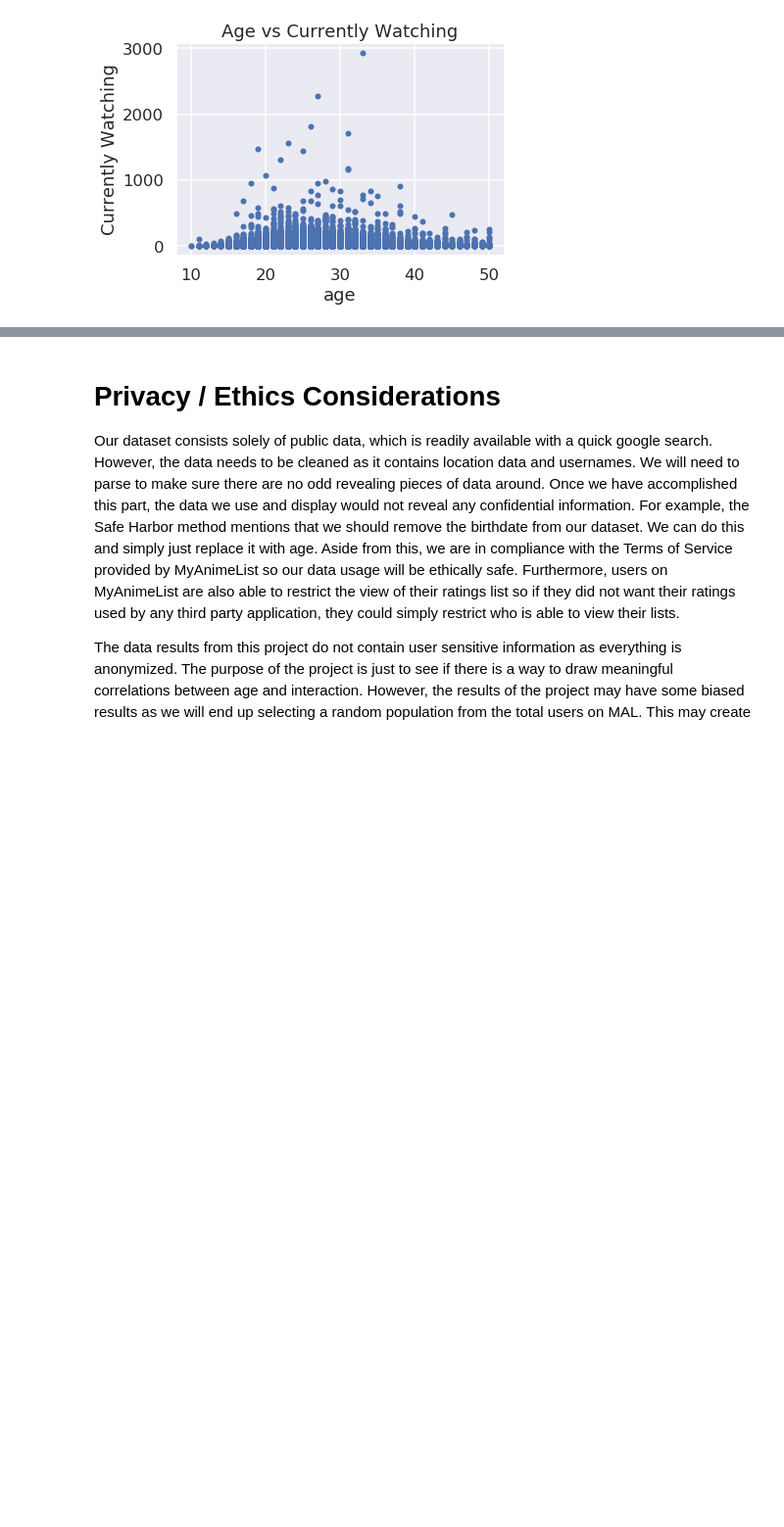
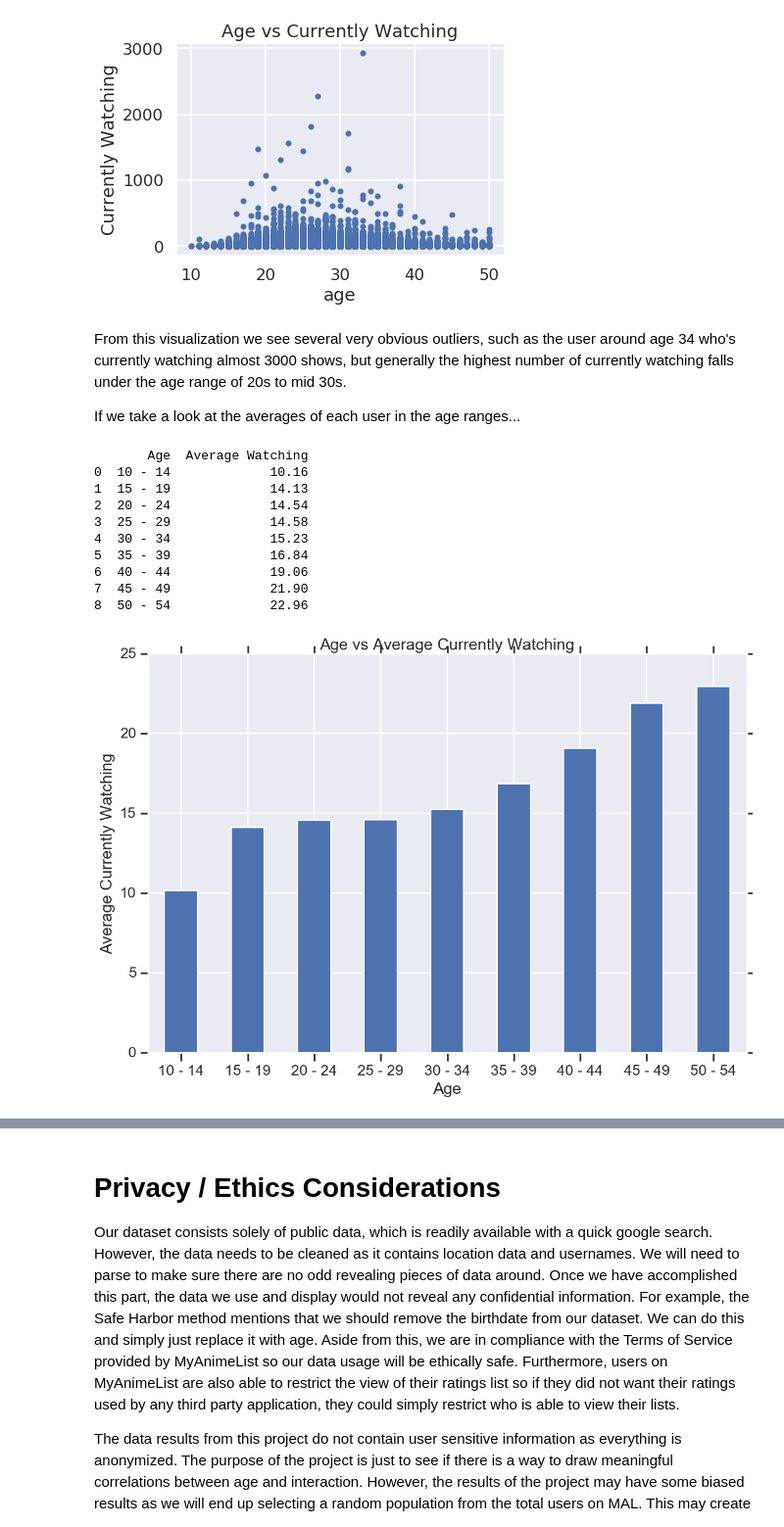
Before and after one commit to Dhandal/COGS108ProjectFinal, a Jupyter notebook: FinalProject.ipynb, the cells around one changed output, grey strips where cells are left out. Shown: that part at 98% size. Saved outputs shown, nothing was run; the diff lists cells and outputs as text; code cells hidden in the pictures; blank space fills up the shorter version.

```diff
--- a/FinalProject.ipynb
+++ b/FinalProject.ipynb
@@ -350,0 +306,36 @@ dfWatching['Total Watching'] = dfWatching['Total Watching'].div(1000)
+# %% [markdown]
+From this visualization we see several very obvious outliers, such as the user around age 34 who's currently watching almost 3000 shows, but generally the highest number of currently watching falls under the age range of 20s to mid 30s.
+
+If we take a look at the averages of each user in the age ranges...
+# %%
+#gets the data of average and total currently watching for age groups
+age_sum = defaultdict(int)
+age_count = defaultdict(int)
+
+for i, r in df.iterrows():
+    if r['age'] <= 50:
+        age_range = str(((r['age']) // 5) * 5)
+        age_sum[age_range] += r['user_watching']
+        age_count[age_range] += 1
+# %%
+#average currently watching per age group
+ranges = sorted(age_sum.items())
+dataAverageWatching = {'Age':['10 - 14','15 - 19','20 - 24','25 - 29','30 - 34','35 - 39','40 - 44','45 - 49','50 - 54'],
+        'Average Watching': [float(sum)/age_count[age] for age, sum in ranges]}
+
+dfAvg_watching = pd.DataFrame(dataAverageWatching)
+ax1 = dfAvg_watching.plot.bar(x='Age', y='Average Watching', rot=0,figsize = (12,8),title = 'Age vs Average Currently Watching',legend = False)
+ax1.set_ylabel('Average Currently Watching')
+print(dfAvg_watching)
+# %% [output]
+       Age  Average Watching
+0  10 - 14             10.16
+1  15 - 19             14.13
+2  20 - 24             14.54
+3  25 - 29             14.58
+4  30 - 34             15.23
+5  35 - 39             16.84
+6  40 - 44             19.06
+7  45 - 49             21.90
+8  50 - 54             22.96
+[figure, added]
```
Also changed, not shown: parts of 28 cells of this notebook, 4 other files.
